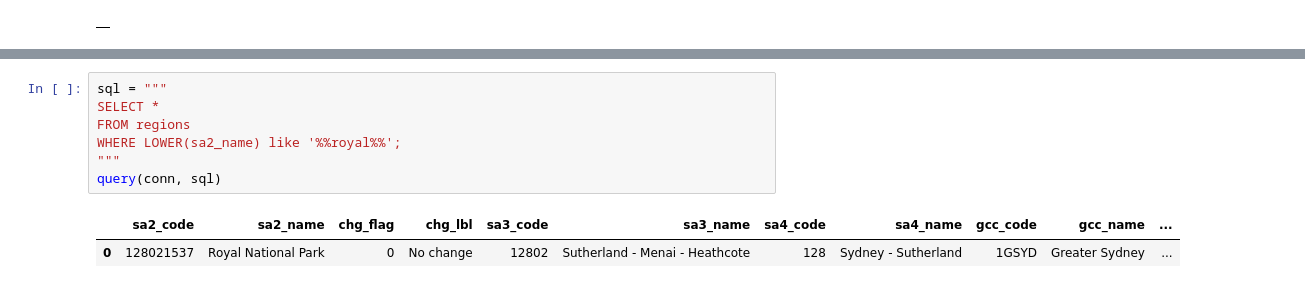
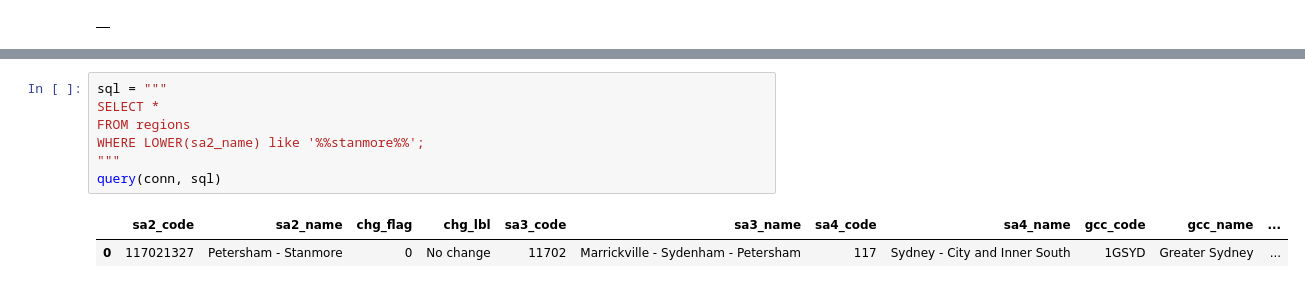
Before and after one commit to joshuahallam127/DATA2901_Assign, a Jupyter notebook: main.ipynb, the cells around one changed output, grey strips where cells are left out. Cells and saved outputs as stored; diff of their text form.

```diff
--- a/main.ipynb
+++ b/main.ipynb
@@ -1711,13 +1706,13 @@ query(conn, sql)
 # %%
 sql = """
 SELECT *
 FROM regions
-WHERE LOWER(sa2_name) like '%%royal%%';
+WHERE LOWER(sa2_name) like '%%stanmore%%';
 """
 query(conn, sql)
 # %% [output]
 |  | sa2_code | sa2_name | chg_flag | chg_lbl | sa3_code | sa3_name | sa4_code | sa4_name | gcc_code | gcc_name | ... |
-| 0 | 128021537 | Royal National Park | 0 | No change | 12802 | Sutherland - Menai - Heathcote | 128 | Sydney - Sutherland | 1GSYD | Greater Sydney | ... |
+| 0 | 117021327 | Petersham - Stanmore | 0 | No change | 11702 | Marrickville - Sydenham - Petersham | 117 | Sydney - City and Inner South | 1GSYD | Greater Sydney | ... |
 # %%
 sql = """
 SELECT *
```
Also changed, not shown: parts of 25 cells of this notebook.
